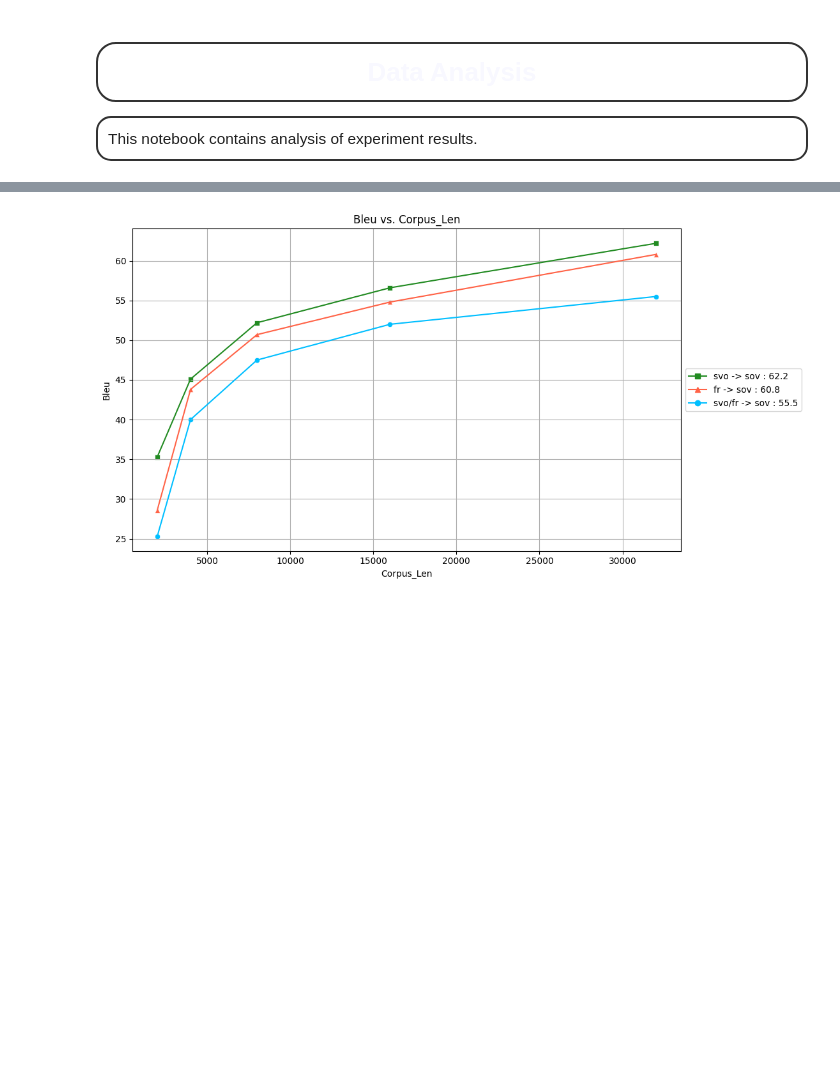
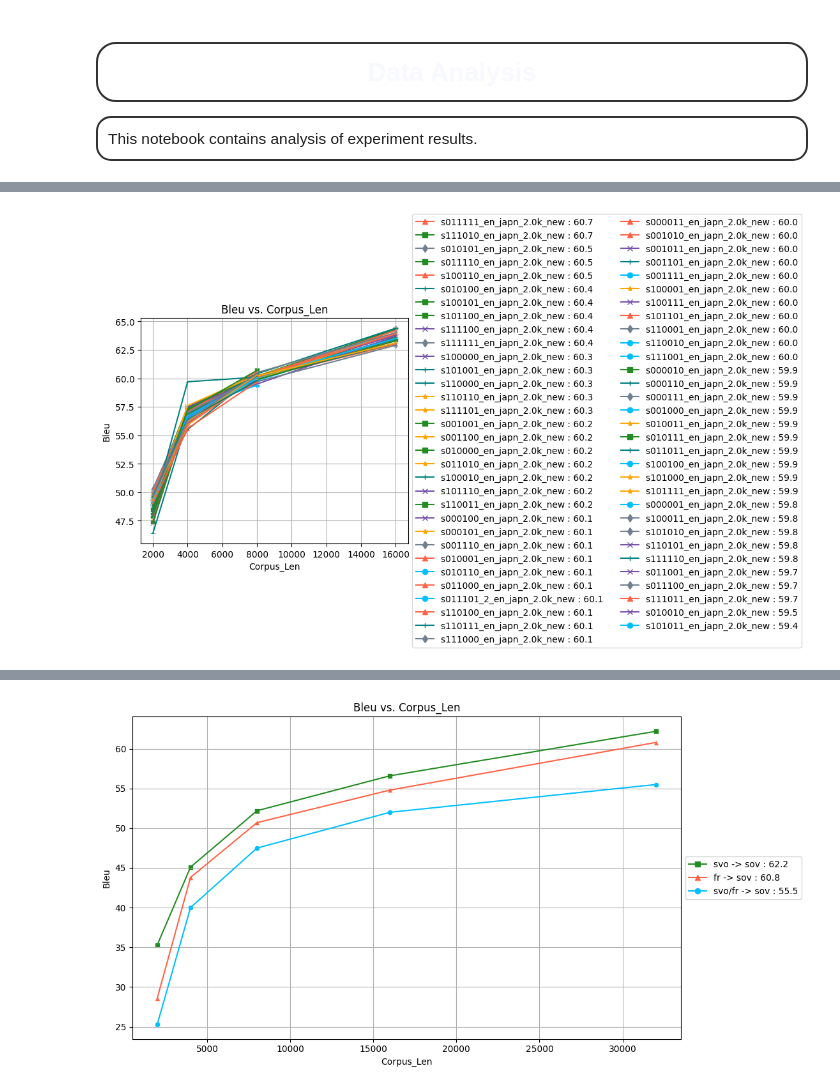
Before and after one commit to Mark-Hopkins-at-Williams/testperanto, a Jupyter notebook: experiment_pipeline/src/analysis.ipynb, the cells around one changed output, grey strips where cells are left out. Cells and saved outputs as stored; diff of their text form; code cells hidden in the pictures; blank space fills up the shorter version.

```diff
--- a/experiment_pipeline/src/analysis.ipynb
+++ b/experiment_pipeline/src/analysis.ipynb
@@ -117,7 +118,7 @@ def plot_scores(df, x='corpus_len', score='bleu', color=None, threshold=-float('
     plt.xlabel(x.title())
     plt.ylabel(score.title())
     plt.grid(True)
-    plt.legend(sorted_handles, [h.get_label() for h in sorted_handles], loc='center left', bbox_to_anchor=(1, 0.5), ncol=max(int(len(sorted_handles)//15),1))
+    plt.legend(sorted_handles, [h.get_label() for h in sorted_handles], loc='center left', bbox_to_anchor=(1, 0.5), ncol=max(int(len(sorted_handles)//30),1))
     plt.tight_layout(rect=[0, 0, 0.75, 1])
 
     if savefig:
@@ -149,0 +246,5 @@ trained['last'] = trained['tgt'].apply(lambda lst : lst[0].split('.')[0][-1])
+# %%
+switches = df[(df['exp_name'] == 'new_switches') & (df['trained'])]
+plot_scores(switches)
+# %% [output]
+[figure, added]
```
Also changed, not shown: parts of 6 cells of this notebook, 8 other files.
